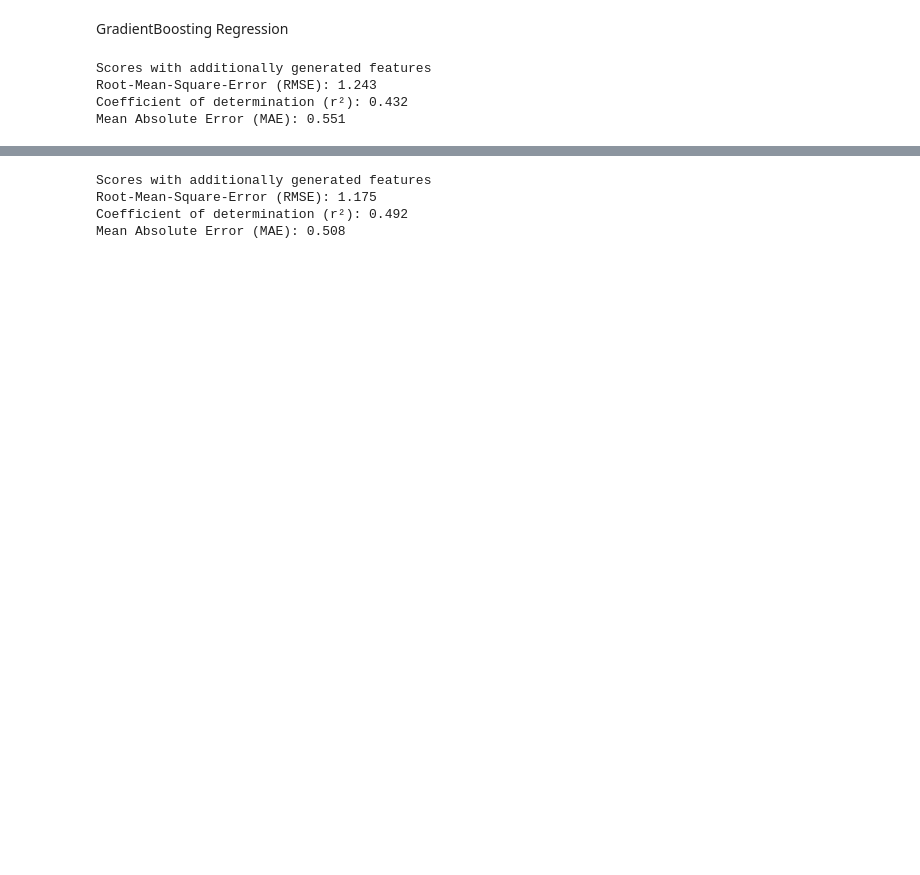
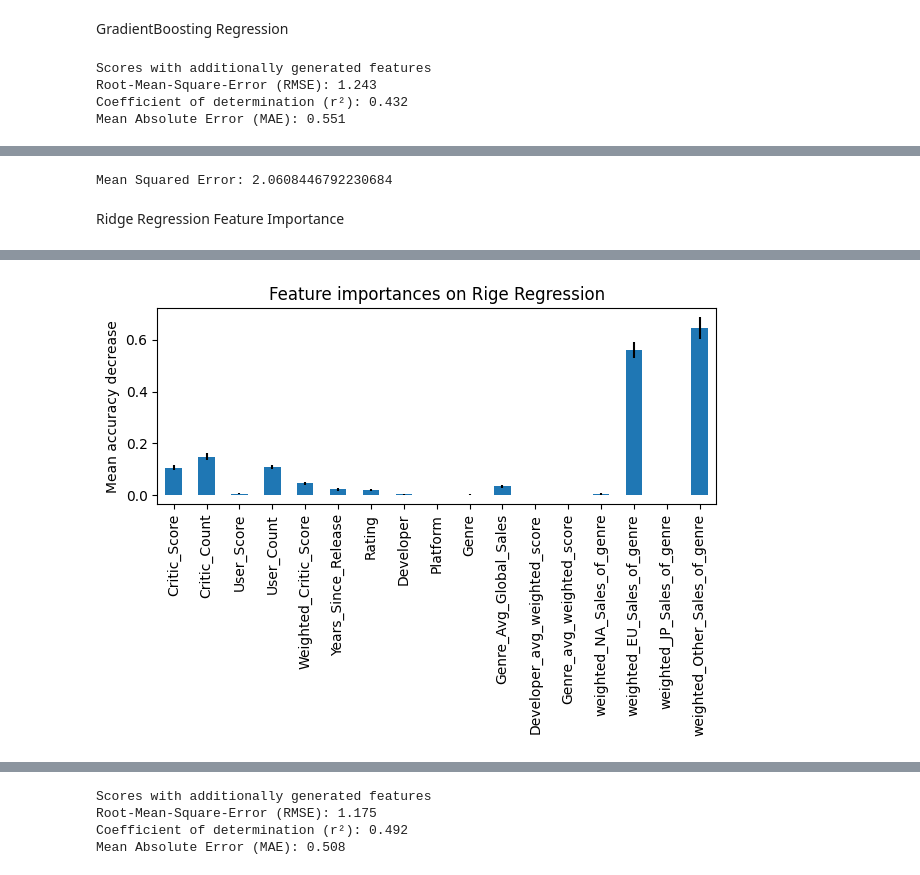
Before and after one commit to bretzNiklas/dataminingproject, a Jupyter notebook: VGA_Sales_new_generated_features.ipynb, the cells around one changed output, grey strips where cells are left out. Drawn from its saved outputs; the diff is of its cells as text; code cells hidden in the pictures; blank space fills up the shorter version.

```diff
--- a/VGA_Sales_new_generated_features.ipynb
+++ b/VGA_Sales_new_generated_features.ipynb
@@ -416,0 +452,42 @@ Mean Absolute Error (MAE): 0.551
+# %%
+from sklearn.linear_model import Ridge
+
+# Initialize Ridge Regression model
+ridge_model = Ridge(alpha=1.0)  # Alpha is the regularization strength
+ridge_model.fit(X_train, y_train)
+
+# Make predictions
+y_pred = ridge_model.predict(X_test)
+
+# Evaluate the model
+mse = mean_squared_error(y_test, y_pred)
+print(f"Mean Squared Error: {mse}")
+
+
+
+ridge_model.fit(X_train, y_train)
+y_pred = ridge_model.predict(X_test)
+ridge_mae = mean_absolute_error(y_test, y_pred)
+ridge_mse = mean_squared_error(y_test, y_pred)
+ridge_r2 = r2_score(y_test, y_pred)
+# %% [output]
+Mean Squared Error: 2.0608446792230684
+# %% [markdown]
+Ridge Regression Feature Importance
+# %%
+start_time = time.time()
+result_ridge = permutation_importance(
+    ridge_model, X_test, y_test, n_repeats=10, random_state=42, n_jobs=2
+)
+elapsed_time = time.time() - start_time
+print(f"Elapsed time to compute the importances: {elapsed_time:.3f} seconds")
+
+ridge_importances = pd.Series(result_ridge.importances_mean, index=feature_columns)
+
+fig, ax = plt.subplots()
+ridge_importances.plot.bar(yerr=result_ridge.importances_std, ax=ax)
+ax.set_title("Feature importances on Rige Regression")
+ax.set_ylabel("Mean accuracy decrease")
+fig.tight_layout()
+plt.show()
+# %% [output]
@@ -417,3 +495,4 @@ Mean Absolute Error (MAE): 0.551
+[figure, added]
 # %%
 import matplotlib.pyplot as plt
 def plot_actual_vs_predicted(y_test, y_pred, y_x_max= None):
```
Also changed, not shown: parts of 9 cells of this notebook, 3 other files.
